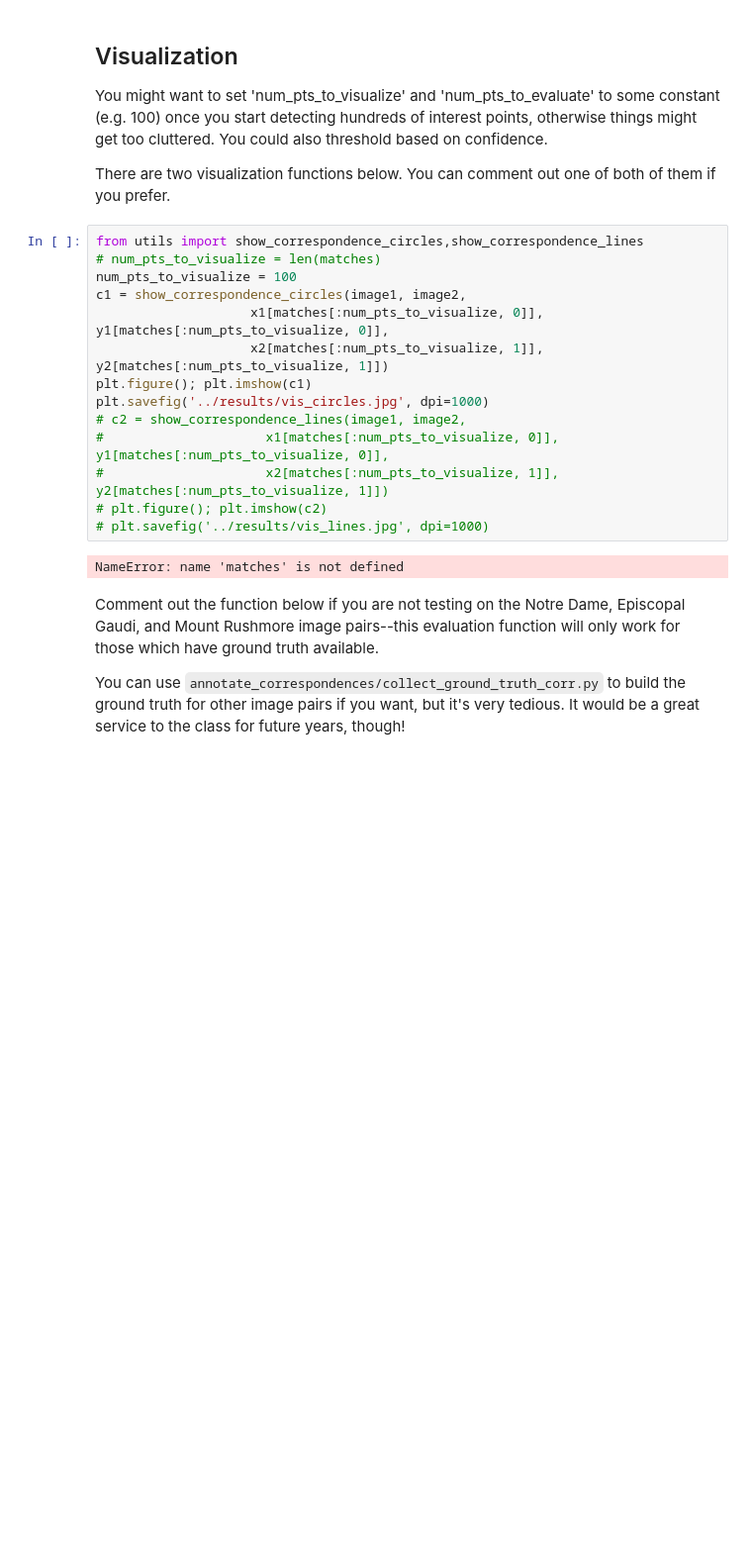
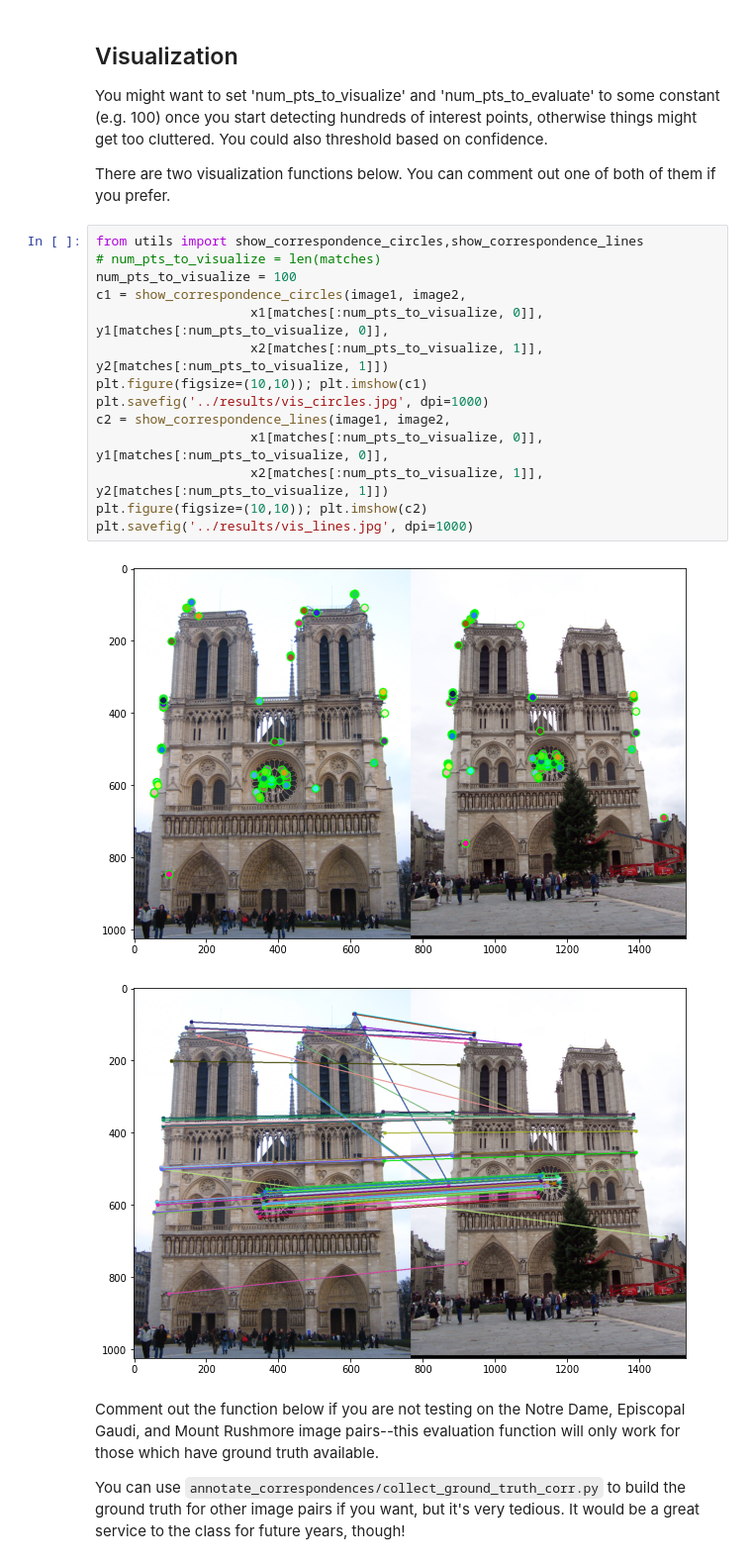
Before and after one commit to wanteatfruit/CS308-CV-Assignments, a Jupyter notebook: Assignment2/proj2/code/proj2.ipynb, the cells around one changed output. Shown at 99% size. Drawn from its saved outputs; the diff is of its cells as text; blank space fills up the shorter version.

```diff
--- a/Assignment2/proj2/code/proj2.ipynb
+++ b/Assignment2/proj2/code/proj2.ipynb
@@ -92,19 +116,20 @@ There are two visualization functions below. You can comment out one of both of
 # %%
 from utils import show_correspondence_circles,show_correspondence_lines
 # num_pts_to_visualize = len(matches)
 num_pts_to_visualize = 100
 c1 = show_correspondence_circles(image1, image2,
                     x1[matches[:num_pts_to_visualize, 0]], y1[matches[:num_pts_to_visualize, 0]],
                     x2[matches[:num_pts_to_visualize, 1]], y2[matches[:num_pts_to_visualize, 1]])
-plt.figure(); plt.imshow(c1)
+plt.figure(figsize=(10,10)); plt.imshow(c1)
 plt.savefig('../results/vis_circles.jpg', dpi=1000)
-# c2 = show_correspondence_lines(image1, image2,
-#                     x1[matches[:num_pts_to_visualize, 0]], y1[matches[:num_pts_to_visualize, 0]],
-#                     x2[matches[:num_pts_to_visualize, 1]], y2[matches[:num_pts_to_visualize, 1]])
-# plt.figure(); plt.imshow(c2)
-# plt.savefig('../results/vis_lines.jpg', dpi=1000)
+c2 = show_correspondence_lines(image1, image2,
+                    x1[matches[:num_pts_to_visualize, 0]], y1[matches[:num_pts_to_visualize, 0]],
+                    x2[matches[:num_pts_to_visualize, 1]], y2[matches[:num_pts_to_visualize, 1]])
+plt.figure(figsize=(10,10)); plt.imshow(c2)
+plt.savefig('../results/vis_lines.jpg', dpi=1000)
 # %% [output]
-NameError: name 'matches' is not defined
+[figure, added]
+[figure, added]
 # %% [markdown]
 Comment out the function below if you are not testing on the Notre Dame, Episcopal Gaudi, and Mount Rushmore image pairs--this evaluation function will only work for those which have ground truth available.
 
```
Also changed, not shown: parts of 6 cells of this notebook, 5 other files.
